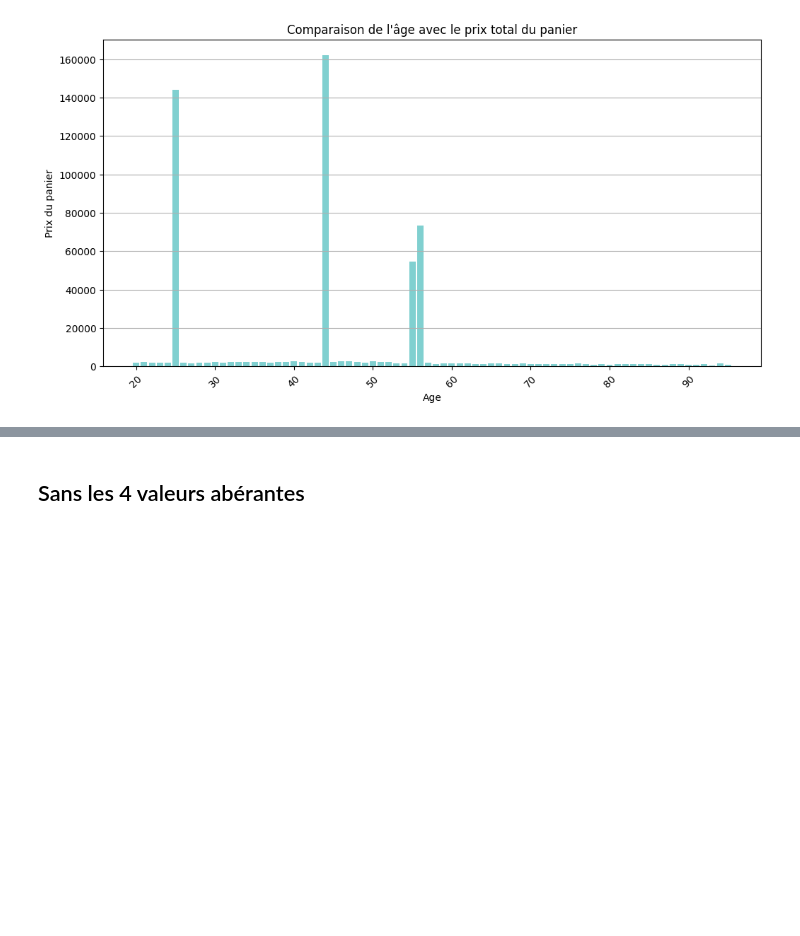
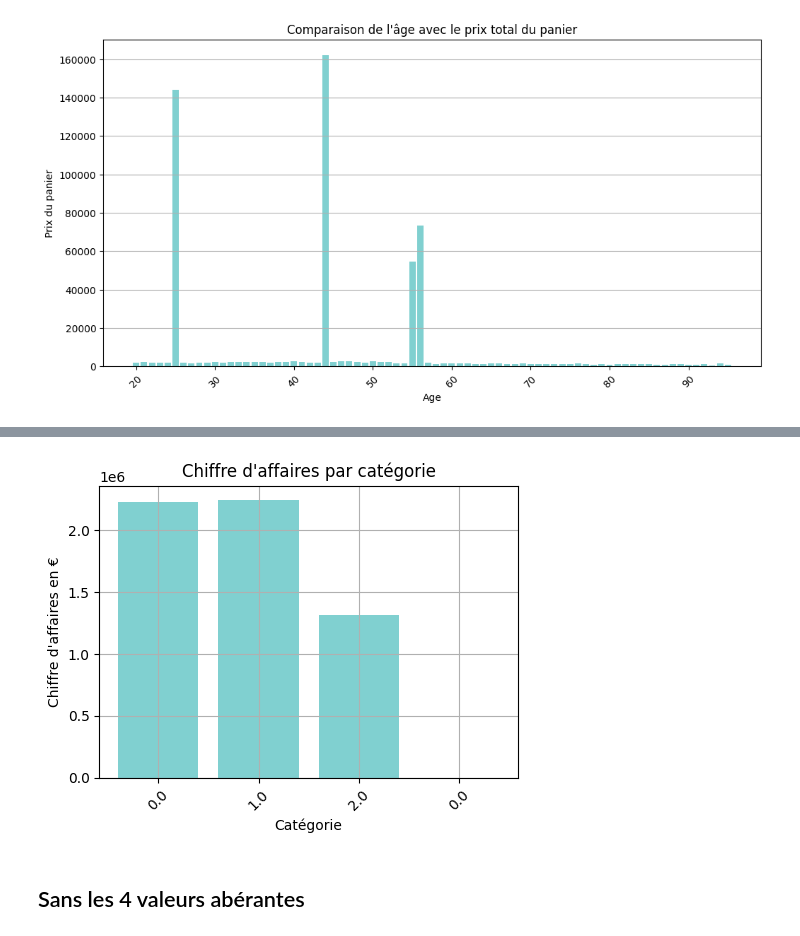
Before and after one commit to mbenalia/analyse_librairie, a Jupyter notebook: TP_Librairie_Propre.ipynb, the cells around one changed output, grey strips where cells are left out. Saved outputs shown, nothing was run; the diff lists cells and outputs as text; code cells hidden in the pictures; blank space fills up the shorter version.

```diff
--- a/TP_Librairie_Propre.ipynb
+++ b/TP_Librairie_Propre.ipynb
@@ -671,0 +732,5 @@ plt.show()
+# %%
+chiffre_affaires_par_categorie = df_propre.groupby('categ')['price'].sum().reset_index()
+chiffre_affaires_par_categorie = chiffre_affaires_par_categorie.rename(columns={'price': 'chiffre d\'affaires en €'})
+
+display(chiffre_affaires_par_categorie)
@@ -672,3 +743,22 @@ plt.show()
+# %%
+import matplotlib.pyplot as plt
+
+categories = chiffre_affaires_par_categorie['categ']
+chiffre_affaires = chiffre_affaires_par_categorie['chiffre d\'affaires en €']
+
+positions = range(len(categories))
+
+plt.figure(figsize=(5, 4))
+plt.bar(positions, chiffre_affaires, color='#80D0D0')
+plt.grid(True)
+plt.title('Chiffre d\'affaires par catégorie')
+plt.xlabel('Catégorie')
+plt.ylabel('Chiffre d\'affaires en €')
+plt.xticks(positions, categories, rotation=45)
+plt.tight_layout()
+plt.show()
+# %% [output]
+[figure, added]
 # %% [markdown]
 ## Sans les 4 valeurs abérantes
 # %%
```
Also changed, not shown: parts of 11 cells of this notebook.
